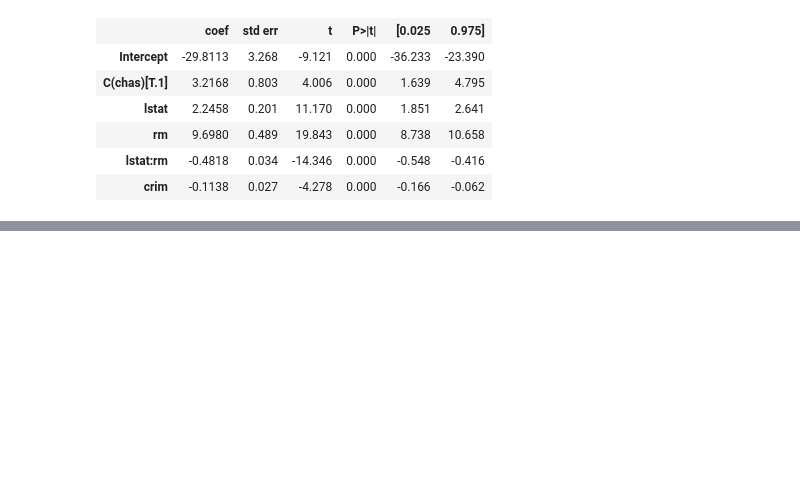
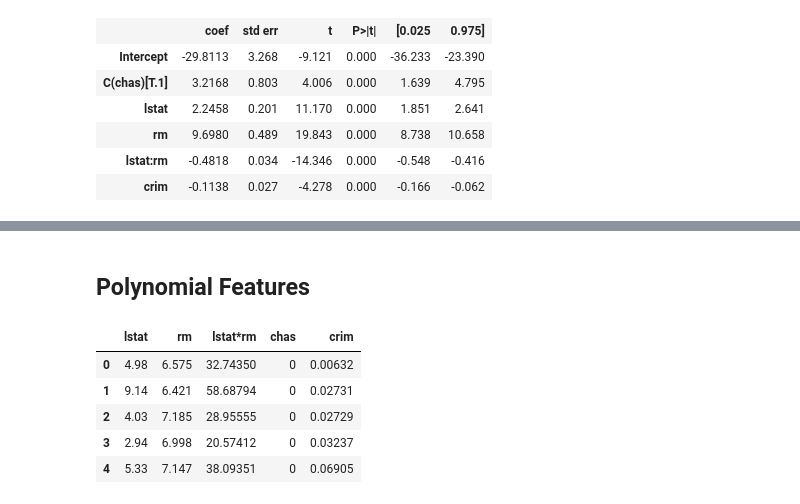
Before and after one commit to Heity94/01_DataScience_2021, a Jupyter notebook: Week_07/Homework7.ipynb, the cells around one changed output, grey strips where cells are left out. Cells and saved outputs as stored; diff of their text form; code cells hidden in the pictures; blank space fills up the shorter version.

```diff
--- a/Week_07/Homework7.ipynb
+++ b/Week_07/Homework7.ipynb
@@ -48,0 +104,28 @@ model.summary().tables[1]
+# %% [markdown]
+## Polynomial Features
+# %%
+X = boston.drop('medv', axis=1)
+y = boston['medv'].values
+
+X_trans = X[["chas", "crim"]].copy()
+
+#change chas to categorical
+X_trans["chas"] = X_trans["chas"].astype("category")
+
+#Create polynomial feature for lstat*rm
+from sklearn.preprocessing import PolynomialFeatures
+poly = PolynomialFeatures(2, interaction_only=True, include_bias=False)
+
+#Create df of polynomial features
+X_poly = pd.DataFrame(poly.fit_transform(X[["lstat","rm"]]), columns=["lstat","rm","lstat*rm"])
+
+#Create X df for Linear Regression model
+X_trans = pd.concat([X_poly, X_trans], axis=1)
+X_trans.head()
+# %% [output]
+|  | lstat | rm | lstat*rm | chas | crim |
+| 0 | 4.98 | 6.575 | 32.74350 | 0 | 0.00632 |
+| 1 | 9.14 | 6.421 | 58.68794 | 0 | 0.02731 |
+| 2 | 4.03 | 7.185 | 28.95555 | 0 | 0.02729 |
+| 3 | 2.94 | 6.998 | 20.57412 | 0 | 0.03237 |
+| 4 | 5.33 | 7.147 | 38.09351 | 0 | 0.06905 |
```
Also changed, not shown: parts of 21 cells of this notebook.
